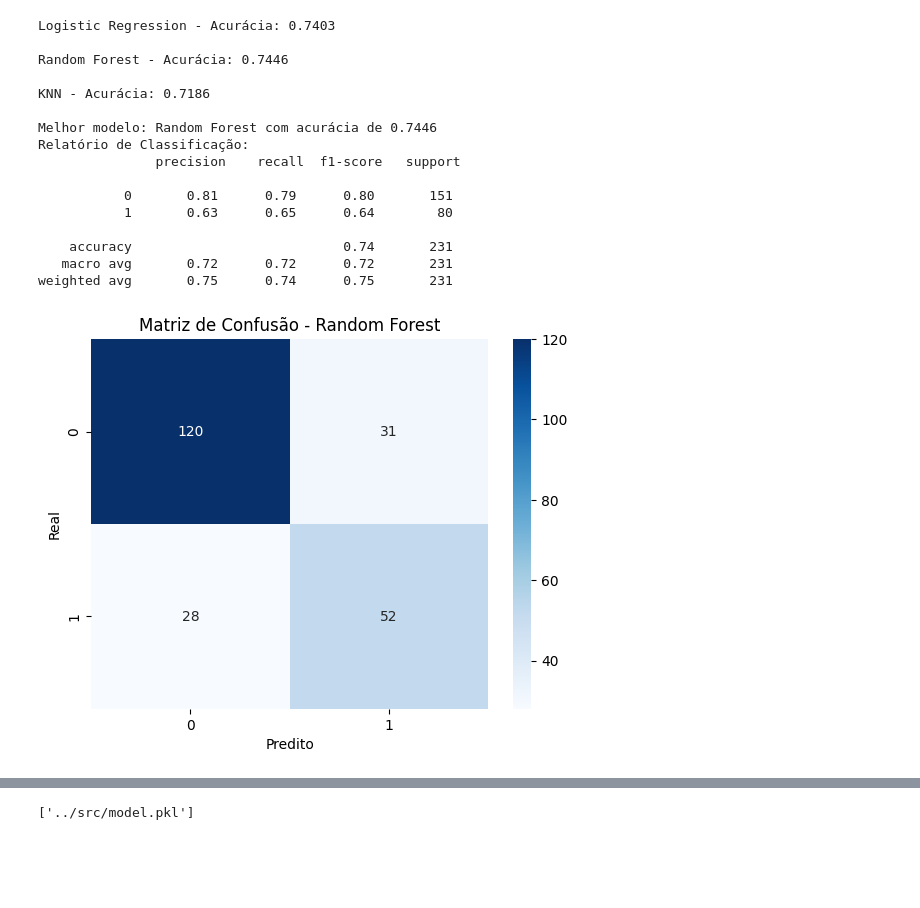
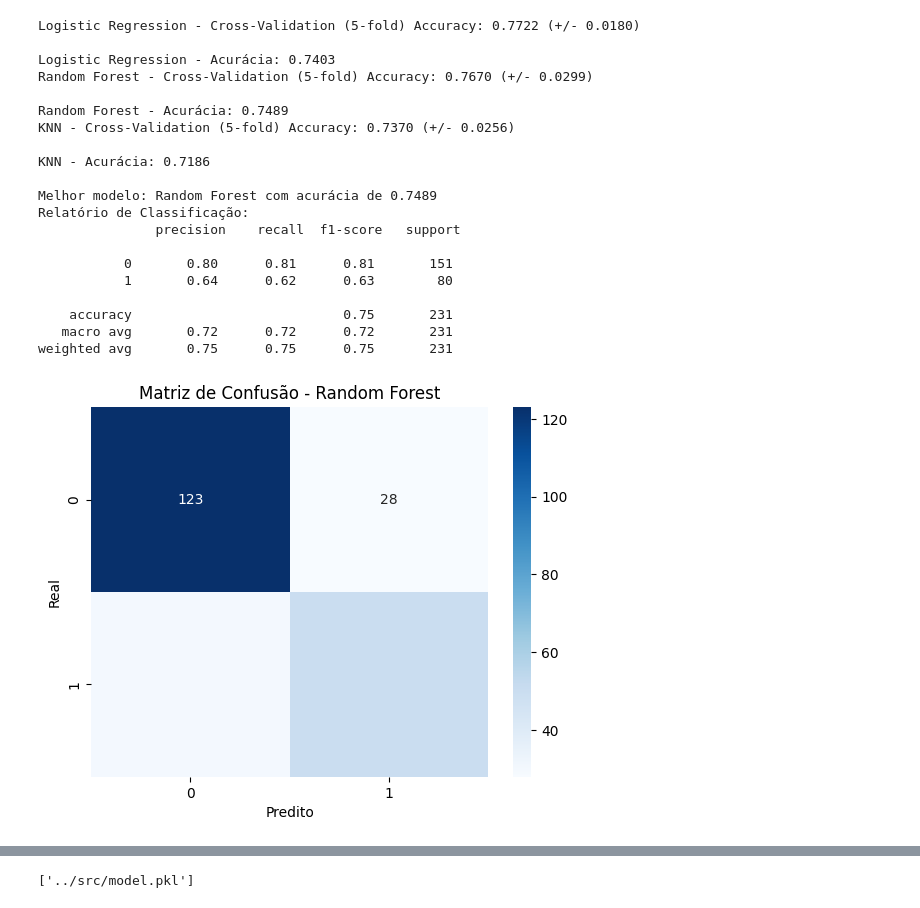
Before and after one commit to mateusrodc/diabetes-predictor, a Jupyter notebook: notebooks/Model_Training.ipynb, the cells around one changed output, grey strips where cells are left out. Saved outputs shown, nothing was run; the diff lists cells and outputs as text; code cells hidden in the pictures; blank space fills up the shorter version.

Commit message:
add cross validation e grafico ROC

```diff
--- a/notebooks/Model_Training.ipynb
+++ b/notebooks/Model_Training.ipynb
@@ -7,6 +7,8 @@ from sklearn.preprocessing import StandardScaler
 from sklearn.linear_model import LogisticRegression
 from sklearn.ensemble import RandomForestClassifier
 from sklearn.neighbors import KNeighborsClassifier
+from sklearn.model_selection import cross_val_score
+from sklearn.metrics import roc_curve, auc
 import numpy as np
 from sklearn.metrics import classification_report, confusion_matrix
 import seaborn as sns
@@ -36,6 +38,11 @@ best_name = ''
 for name, model in models.items():
     trained = train_model(model, X_train, y_train)
     acc, report, matrix = evaluate_model(trained, X_test, y_test)
+
+    # Validação cruzada com 5 folds
+    cv_scores = cross_val_score(model, X_scaled, y, cv=5)
+    print(f"{name} - Cross-Validation (5-fold) Accuracy: {cv_scores.mean():.4f} (+/- {cv_scores.std():.4f})")
+
     print(f'\n{name} - Acurácia: {acc:.4f}')
 
     if acc > best_score:
@@ -45,37 +52,60 @@ for name, model in models.items():
 
 print(f'\nMelhor modelo: {best_name} com acurácia de {best_score:.4f}')
 
 
 # Exemplo com Random Forest
 y_pred = best_model.predict(X_test)
 
 print("Relatório de Classificação:\n", classification_report(y_test, y_pred))
 
 # Matriz de confusão
 conf_mat = confusion_matrix(y_test, y_pred)
 sns.heatmap(conf_mat, annot=True, cmap='Blues', fmt='d')
 plt.title('Matriz de Confusão - Random Forest')
 plt.xlabel('Predito')
 plt.ylabel('Real')
 plt.show()
 
+# Probabilidades para classe positiva
+y_scores = best_model.predict_proba(X_test)[:, 1]
+
+# Curva ROC
+fpr, tpr, thresholds = roc_curve(y_test, y_scores)
+roc_auc = auc(fpr, tpr)
+
+plt.figure(figsize=(8, 6))
+plt.plot(fpr, tpr, color='darkorange', lw=2, label=f'Curva ROC (AUC = {roc_auc:.2f})')
+plt.plot([0, 1], [0, 1], color='navy', lw=2, linestyle='--')
+plt.xlim([0.0, 1.0])
+plt.ylim([0.0, 1.05])
+plt.xlabel('Falso Positivo (FPR)')
+plt.ylabel('Verdadeiro Positivo (TPR)')
+plt.title(f'Curva ROC - {best_name}')
+plt.legend(loc="lower right")
+plt.grid(True)
+plt.show()
+
 
 joblib.dump(best_model, '../src/model.pkl')
 # %% [output]
+Logistic Regression - Cross-Validation (5-fold) Accuracy: 0.7722 (+/- 0.0180)
+
 Logistic Regression - Acurácia: 0.7403
+Random Forest - Cross-Validation (5-fold) Accuracy: 0.7670 (+/- 0.0299)
 
-Random Forest - Acurácia: 0.7446
+Random Forest - Acurácia: 0.7489
+KNN - Cross-Validation (5-fold) Accuracy: 0.7370 (+/- 0.0256)
 
 KNN - Acurácia: 0.7186
 
-Melhor modelo: Random Forest com acurácia de 0.7446
+Melhor modelo: Random Forest com acurácia de 0.7489
 Relatório de Classificação:
                precision    recall  f1-score   support
 
-           0       0.81      0.79      0.80       151
-           1       0.63      0.65      0.64        80
+           0       0.80      0.81      0.81       151
+           1       0.64      0.62      0.63        80
 
-    accuracy                           0.74       231
+    accuracy                           0.75       231
    macro avg       0.72      0.72      0.72       231
-weighted avg       0.75      0.74      0.75       231
+weighted avg       0.75      0.75      0.75       231
-[figure, old version]
+[figure, new version]
```
Also changed, not shown: parts of 1 cell of this notebook, 2 other files.
